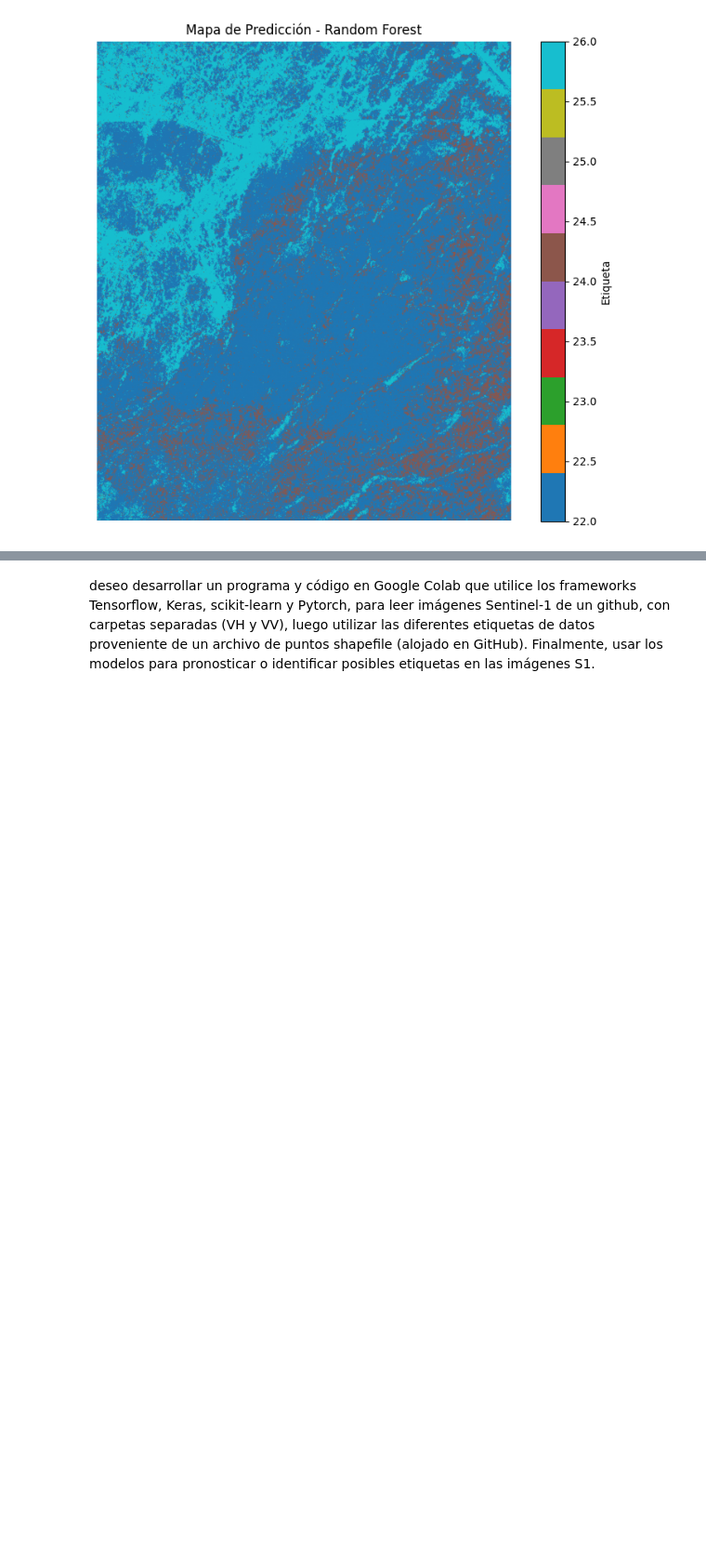
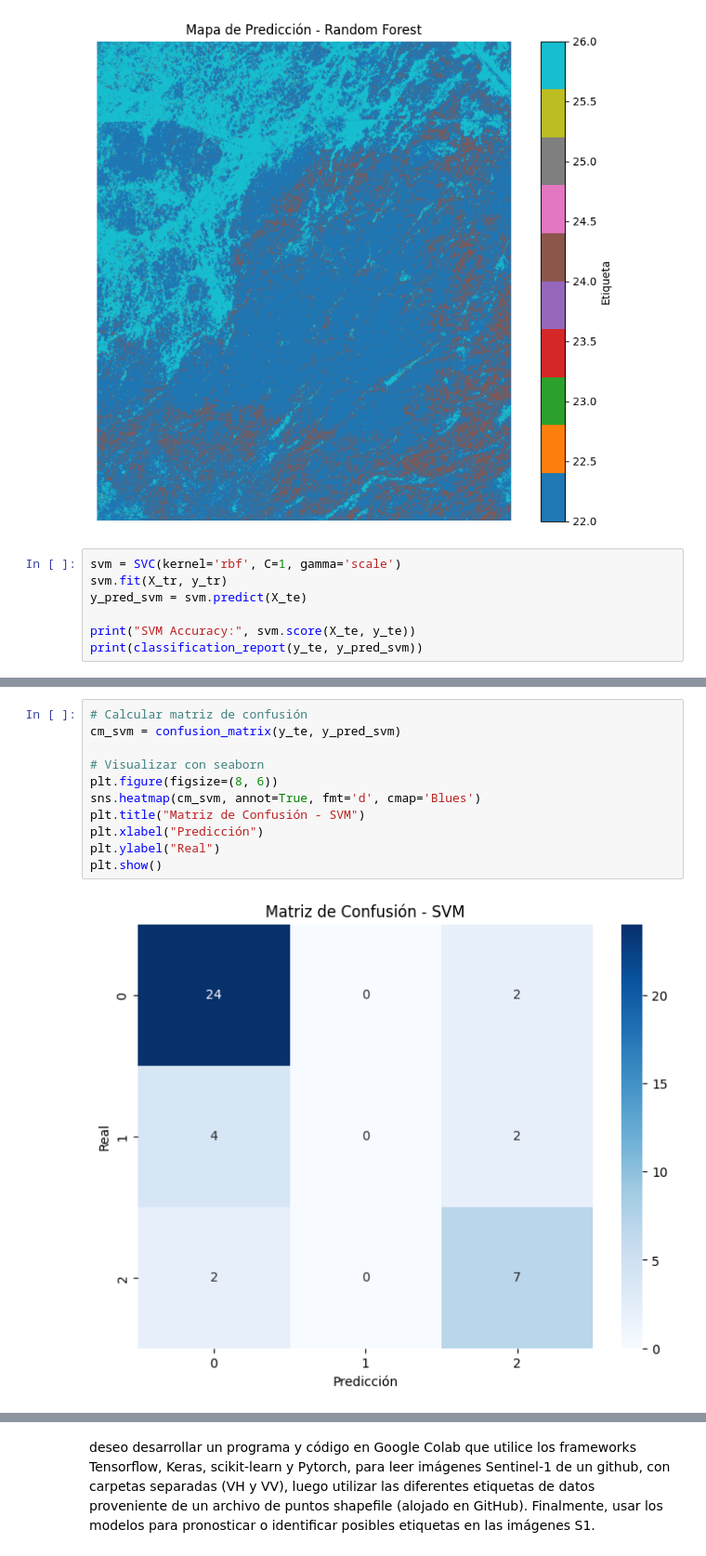
Before and after one commit to CarlosMendez1997Sei/WETSAT_v2, a Jupyter notebook: 2_Modelling_WETSAT_Google_Colab/Wetsat_Geoprocessing.ipynb, the cells around one changed output, grey strips where cells are left out. Shown at 93% size. Drawn from its saved outputs; the diff is of its cells as text; blank space fills up the shorter version.

```diff
--- a/2_Modelling_WETSAT_Google_Colab/Wetsat_Geoprocessing.ipynb
+++ b/2_Modelling_WETSAT_Google_Colab/Wetsat_Geoprocessing.ipynb
@@ -307,3 +310,10 @@ plt.colorbar(label='Etiqueta')
 plt.show()
 # %% [output]
 [figure]
+# %%
+svm = SVC(kernel='rbf', C=1, gamma='scale')
+svm.fit(X_tr, y_tr)
+y_pred_svm = svm.predict(X_te)
+
+print("SVM Accuracy:", svm.score(X_te, y_te))
+print(classification_report(y_te, y_pred_svm))
@@ -309,0 +331,13 @@ plt.show()
+# %%
+# Calcular matriz de confusión
+cm_svm = confusion_matrix(y_te, y_pred_svm)
+
+# Visualizar con seaborn
+plt.figure(figsize=(8, 6))
+sns.heatmap(cm_svm, annot=True, fmt='d', cmap='Blues')
+plt.title("Matriz de Confusión - SVM")
+plt.xlabel("Predicción")
+plt.ylabel("Real")
+plt.show()
+# %% [output]
+[figure, added]
```
Also changed, not shown: parts of 5 cells of this notebook.
